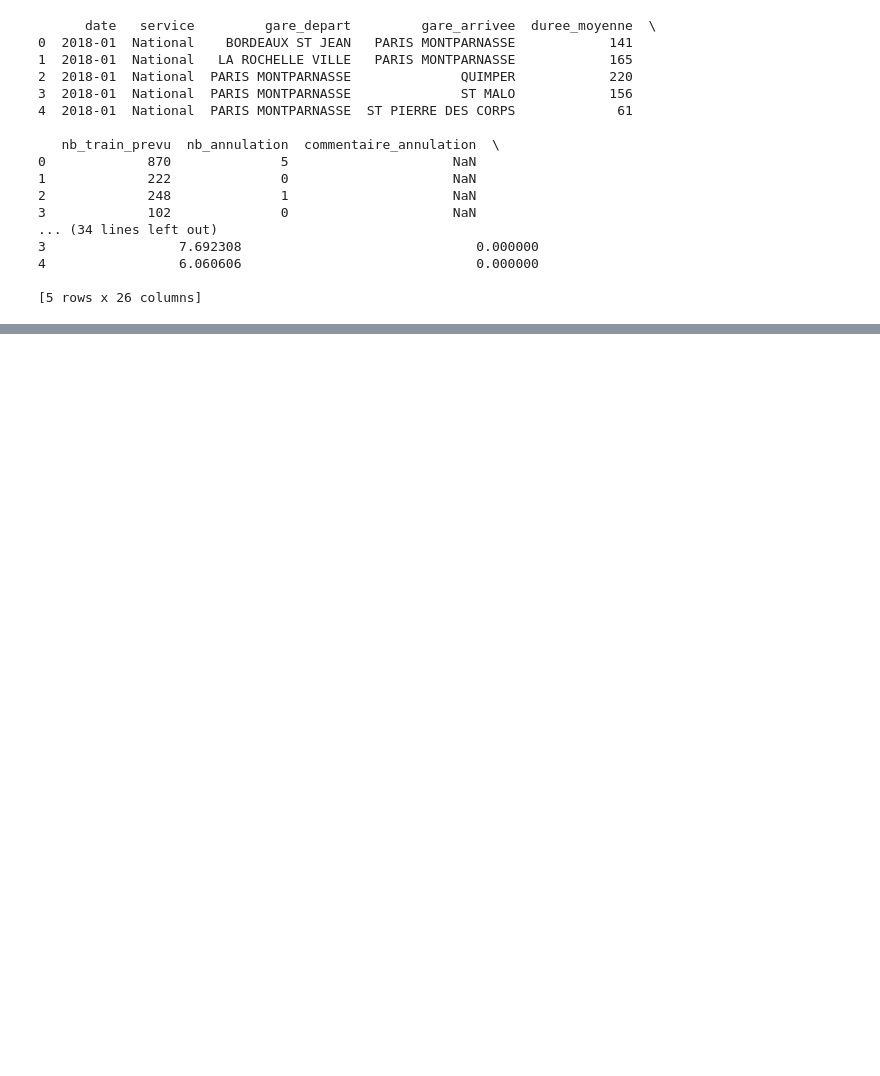
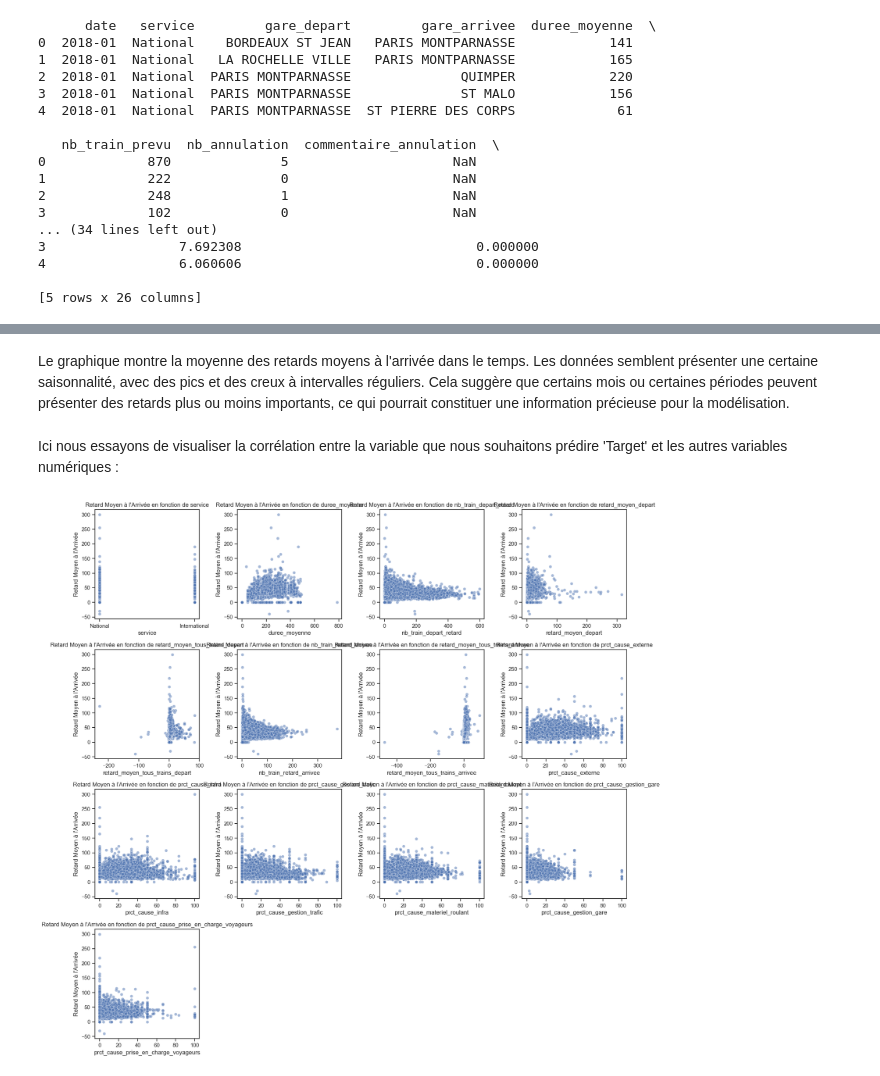
Before and after one commit to Enaouram/prediction-of-TGV-delays, a Jupyter notebook: data_analysis.ipynb, the cells around one changed output, grey strips where cells are left out. Cells and saved outputs as stored; diff of their text form; code cells hidden in the pictures; blank space fills up the shorter version.

```diff
--- a/data_analysis.ipynb
+++ b/data_analysis.ipynb
@@ -49,0 +184,41 @@ print(data.isnull().sum())
+# %% [markdown]
+Le graphique montre la moyenne des retards moyens à l'arrivée dans le temps. Les données semblent présenter une certaine saisonnalité, avec des pics et des creux à intervalles réguliers. Cela suggère que certains mois ou certaines périodes peuvent présenter des retards plus ou moins importants, ce qui pourrait constituer une information précieuse pour la modélisation.
+# %% [markdown]
+Ici nous essayons de visualiser la corrélation entre la variable que nous souhaitons prédire 'Target' et les autres variables numériques :
+# %%
+
+# Sélection les colonnes que vous souhaitez inclure dans la pairplot
+variables_a_inclure = ['service', 'duree_moyenne',
+                       'nb_train_depart_retard', 'retard_moyen_depart', 'retard_moyen_tous_trains_depart',
+                       'nb_train_retard_arrivee', 'retard_moyen_tous_trains_arrivee','prct_cause_externe', 'prct_cause_infra', 'prct_cause_gestion_trafic',
+                       'prct_cause_materiel_roulant', 'prct_cause_gestion_gare',
+                       'prct_cause_prise_en_charge_voyageurs'
+                    ]
+
+# Calcul du nombre de lignes et de colonnes nécessaires en fonction du nombre de variables
+num_variables = len(variables_a_inclure)
+num_rows = int(np.ceil(num_variables / 4))
+num_cols = 4
+
+# Création d'une grille de sous-graphiques
+fig, axes = plt.subplots(num_rows, num_cols, figsize=(16, num_rows * 4))
+
+# Création d'une pairplot avec "retard_moyen_arrivée" en fonction de chaque variable
+sns.set(style="ticks")
+
+for i, variable in enumerate(variables_a_inclure):
+    row = i // num_cols
+    col = i % num_cols
+    sns.scatterplot(x=data[variable], y=data['retard_moyen_arrivee'], ax=axes[row, col], alpha=0.5)
+    axes[row, col].set_xlabel(variable)
+    axes[row, col].set_ylabel("Retard Moyen à l'Arrivée")
+    axes[row, col].set_title(f"Retard Moyen à l'Arrivée en fonction de {variable}")
+
+# Suppression des sous-graphiques non utilisés
+for i in range(num_variables, num_rows * num_cols):
+    fig.delaxes(axes.flatten()[i])
+
+plt.tight_layout()
+plt.show()
+# %% [output]
+[figure, added]
```
Also changed, not shown: parts of 13 cells of this notebook, 1 other file.
